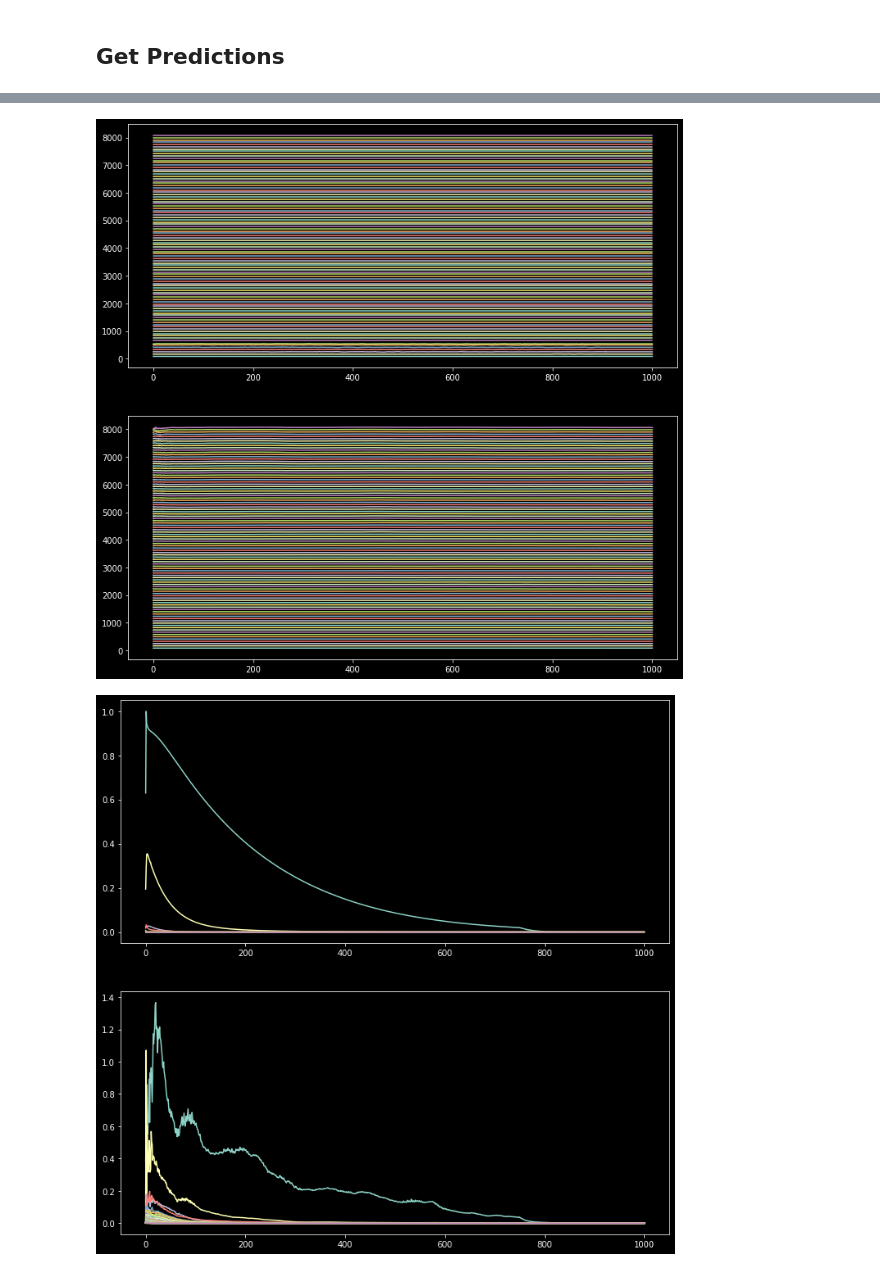
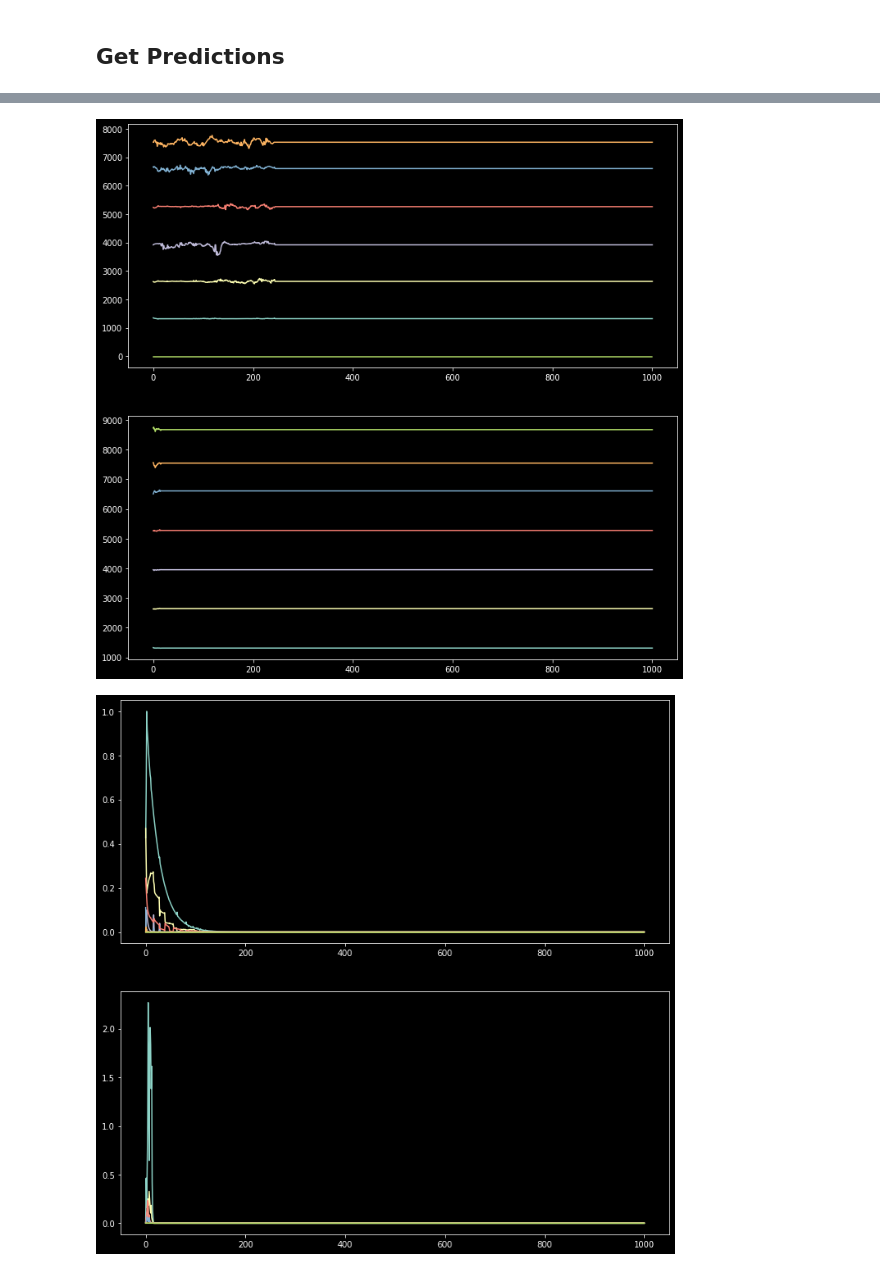
Before and after one commit to TheSoundOfAIOSR/rg_sound_generation, a Jupyter notebook: timbre_conditioned_vae/predict.ipynb, the cells around one changed output, grey strips where cells are left out. Cells and saved outputs as stored; diff of their text form; code cells hidden in the pictures.

```diff
--- a/timbre_conditioned_vae/predict.ipynb
+++ b/timbre_conditioned_vae/predict.ipynb
@@ -16,16 +16,14 @@ WARNING:root:Argument whitelist is deprecated. Please use allowlist.
 ## Setup Config, Load Test Set and Model
 # %%
 conf = localconfig.LocalConfig()
-conf.batch_size = 1
-conf.latent_dim = 8
-conf.decoder_type = "conv"
-conf.db_norm = True
+conf.load_config_from_file("checkpoints/Default_baseline16.json")
+conf.dataset_dir = "complete_dataset"
 
 _, _, test = dataset.get_dataset(conf)
 test_iterable = iter(test)
 
 vae = model.create_vae(conf)
-vae.load_weights("checkpoints/db_norm/r_loss_mean/64_VAE8_0.006287.h5")
+vae.load_weights("checkpoints/baseline16.h5")
 
 encoder = model.create_encoder(conf)
 encoder_weights = vae.layers[1].get_weights()
@@ -213,12 +206,12 @@ batch = next(test_iterable)
 # %%
 gt, pred = save_predictions(
     batch, "", display=True,
-    note_number=0
+    # note_number=0
     # z=get_sample()
 )
 # %% [output]
-[figure, old version]
+[figure, new version]
-[figure, old version]
+[figure, new version]
 # %%
 Audio(gt, rate=conf.sample_rate)
 # %% [output]
```
Also changed, not shown: parts of 2 cells of this notebook, 6 other files.
